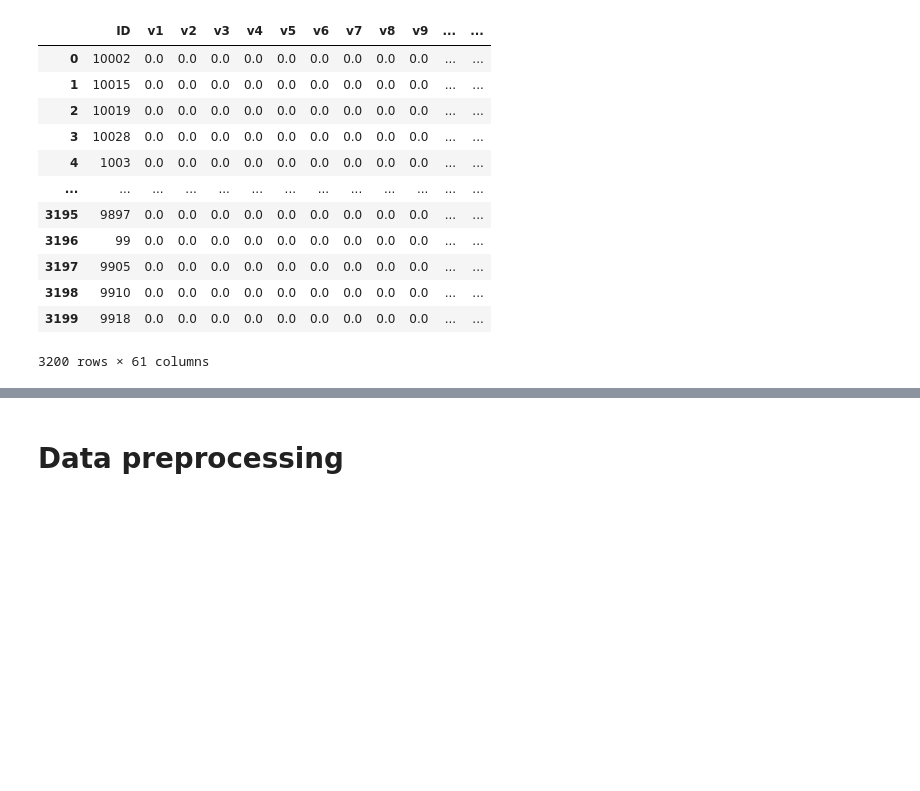
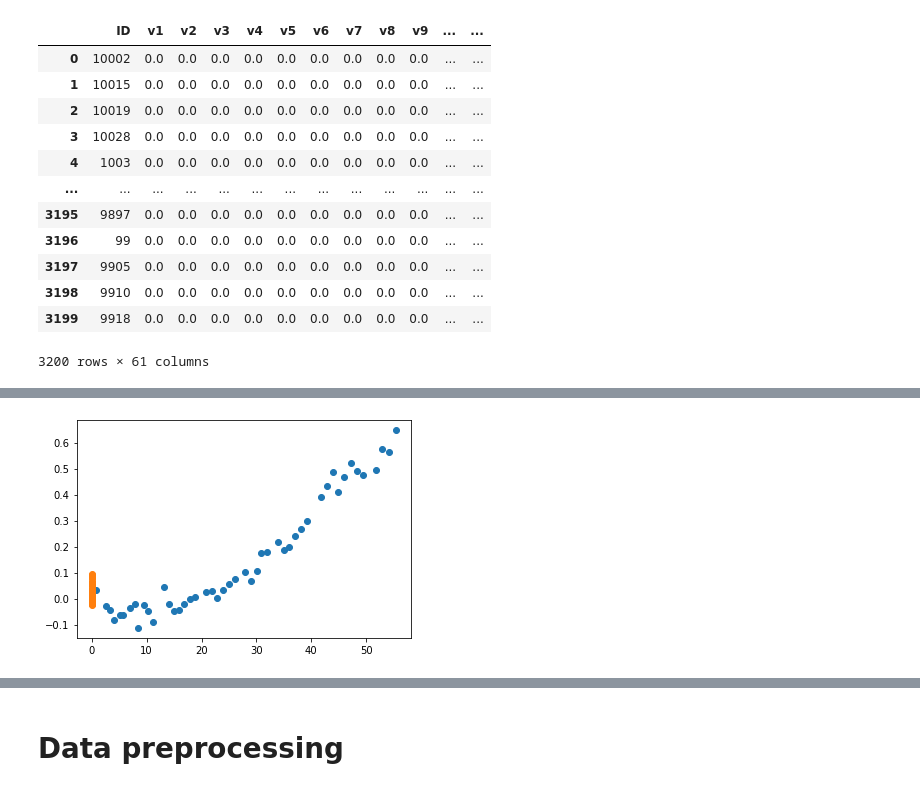
Before and after one commit to wanglec/cse151b-kaggle, a Jupyter notebook: Seq2Seq.ipynb, the cells around one changed output, grey strips where cells are left out. Drawn from its saved outputs; the diff is of its cells as text; code cells hidden in the pictures; blank space fills up the shorter version.

```diff
--- a/Seq2Seq.ipynb
+++ b/Seq2Seq.ipynb
@@ -237,0 +250,9 @@ submission
+# %%
+agent_id = 0
+agent_id_2 = 2
+plt.scatter(normalized_traj[agent_id][:, 0], normalized_traj[agent_id][:, 1])
+plt.scatter(normalized_traj[agent_id_2][:, 0], normalized_traj[agent_id_2][:, 1])
+# plt.yticks(range(-3, 3))
+plt.show()
+# %% [output]
+[figure, added]
```
Also changed, not shown: parts of 44 cells of this notebook, 2 other files.
